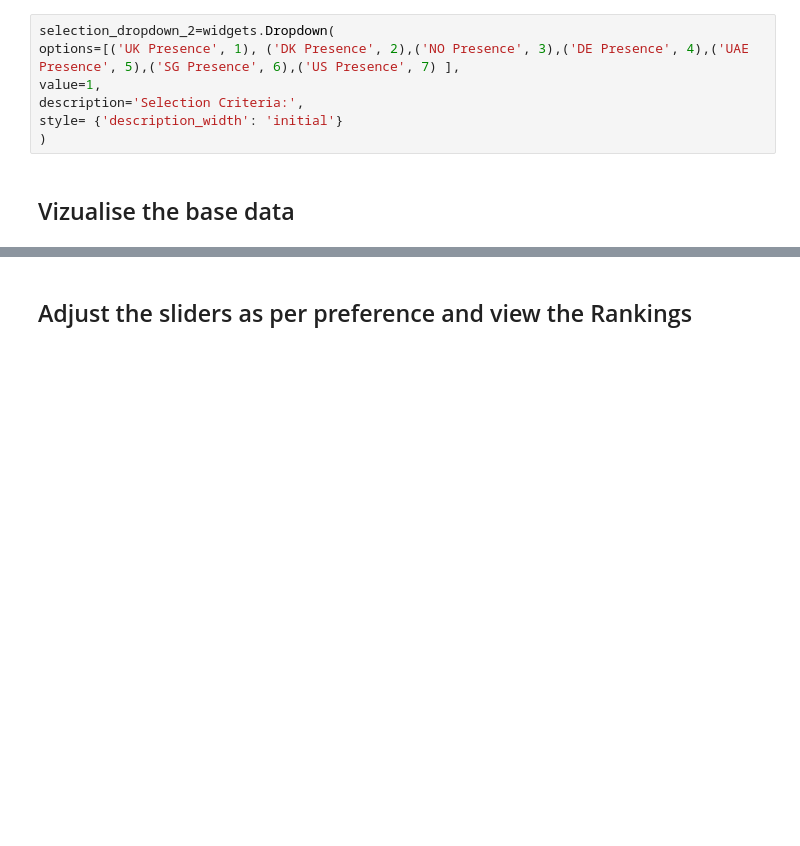
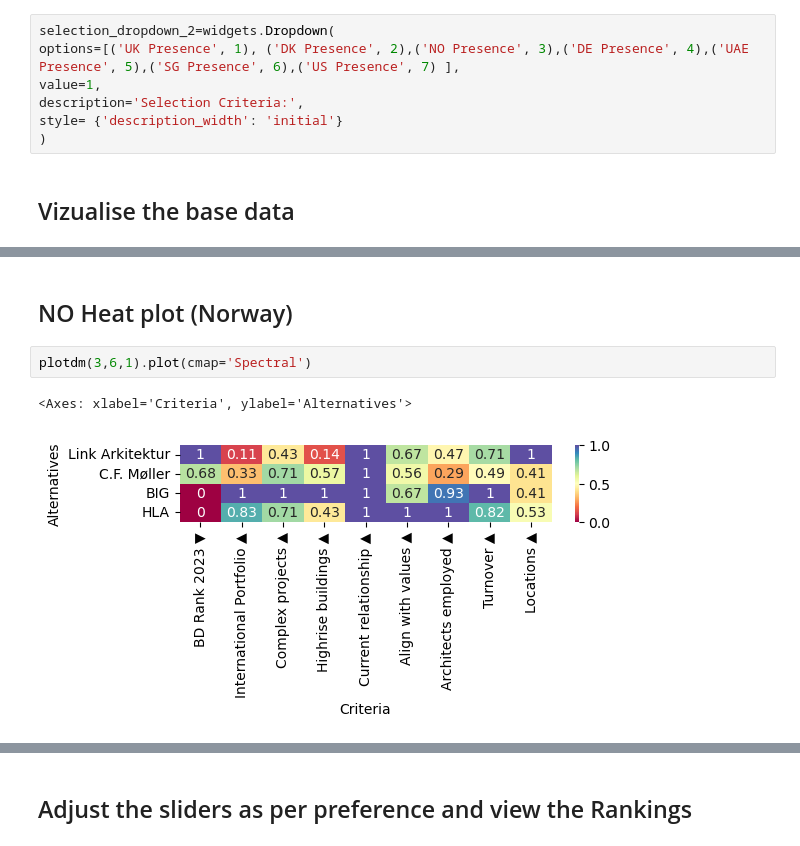
Before and after one commit to adityaramboll/MCDA_Tool, a Jupyter notebook: MCDA_Architects_List_Updated.ipynb, the cells around one changed output, grey strips where cells are left out. Drawn from its saved outputs; the diff is of its cells as text; blank space fills up the shorter version.

```diff
--- a/MCDA_Architects_List_Updated.ipynb
+++ b/MCDA_Architects_List_Updated.ipynb
@@ -150,0 +149,7 @@ interactive(children=(Dropdown(description='Selection Criteria:', options=(('UK
+# %% [markdown]
+## NO Heat plot (Norway)
+# %%
+plotdm(3,6,1).plot(cmap='Spectral')
+# %% [output]
+<Axes: xlabel='Criteria', ylabel='Alternatives'>
+[figure, added]
```
Also changed, not shown: parts of 17 cells of this notebook.
